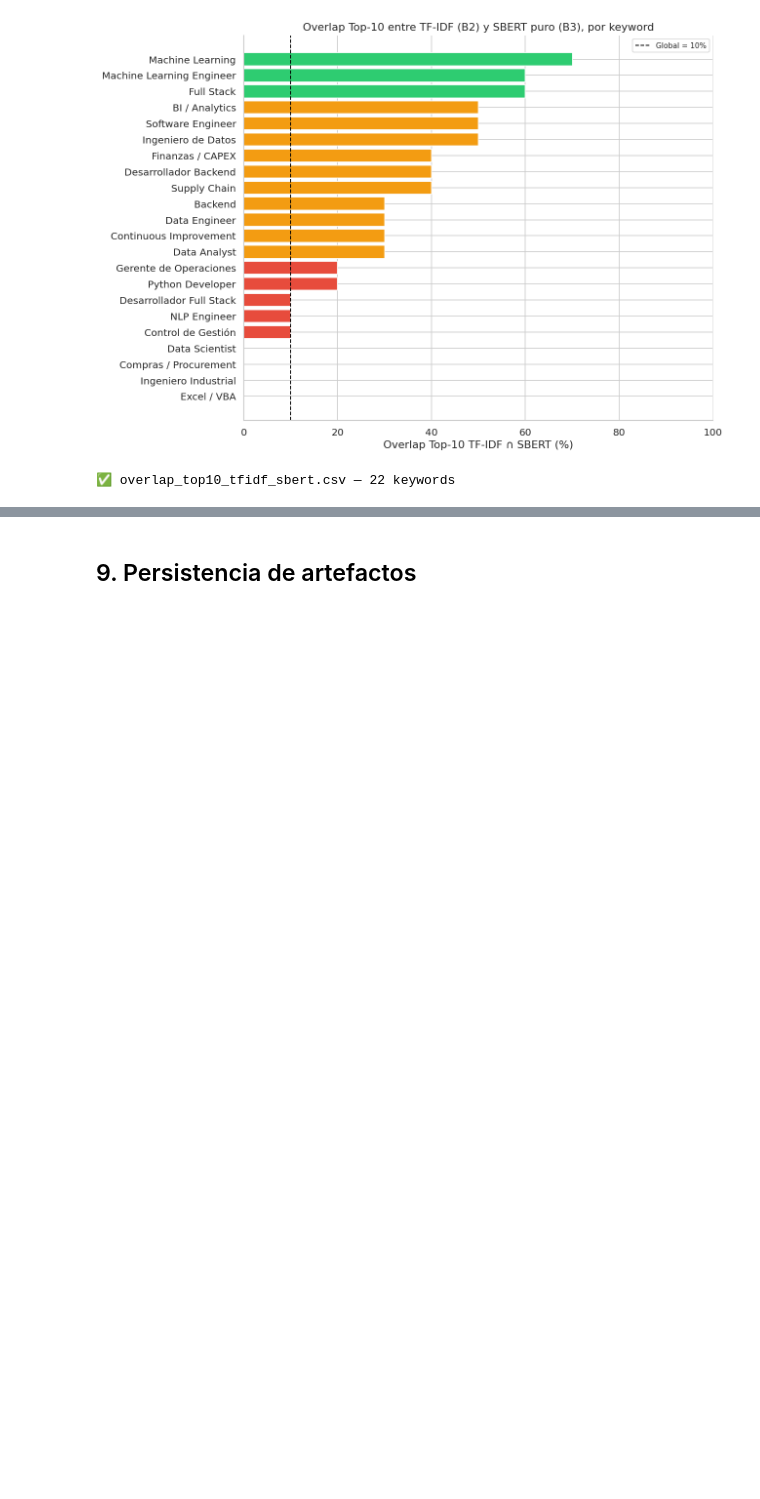
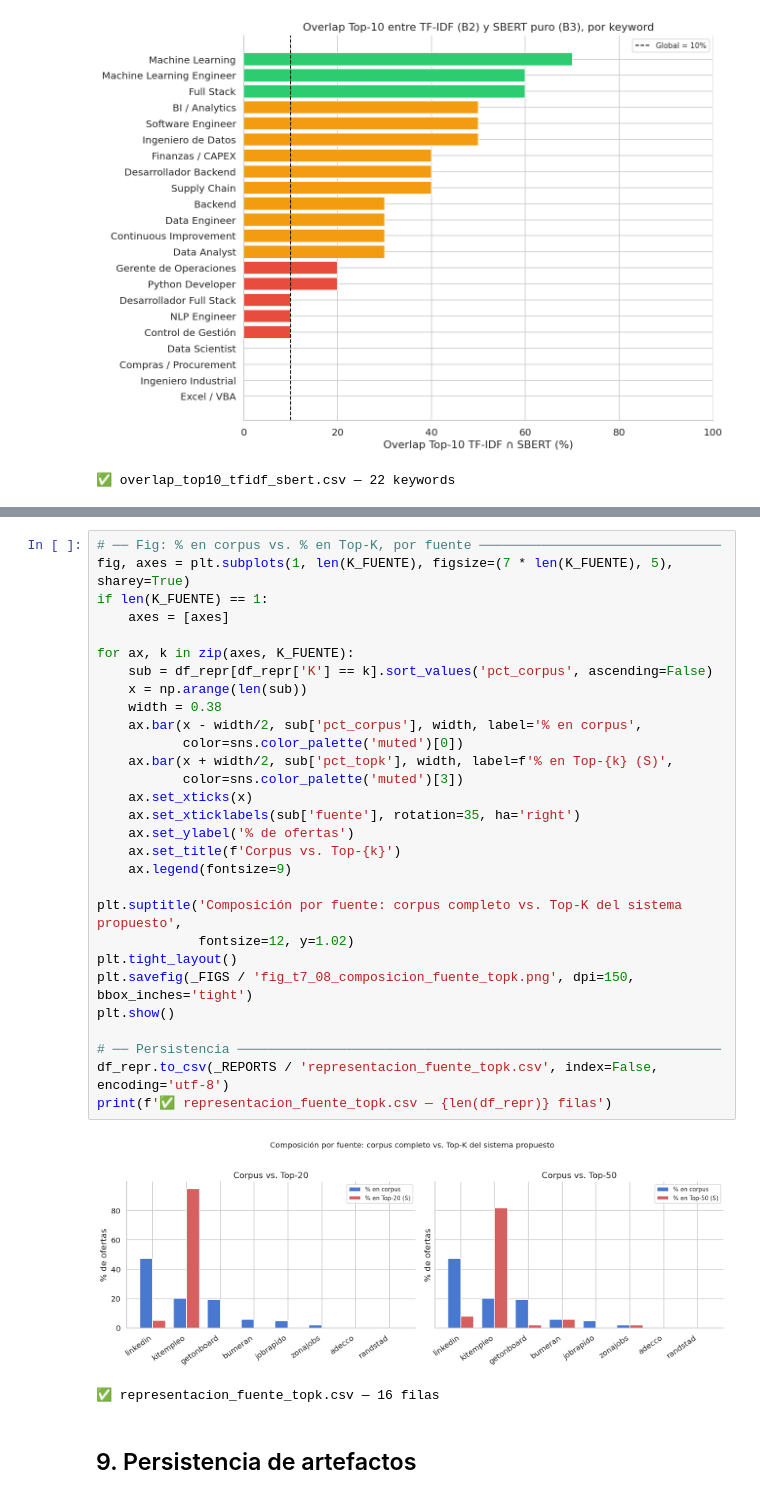
Before and after one commit to Carlos-Cicconi/Trabajo_Final_MCD, a Jupyter notebook: notebooks/T7_Benchmark.ipynb, the cells around one changed output, grey strips where cells are left out. Drawn from its saved outputs; the diff is of its cells as text; blank space fills up the shorter version.

```diff
--- a/notebooks/T7_Benchmark.ipynb
+++ b/notebooks/T7_Benchmark.ipynb
@@ -1036,3 +1106,35 @@ print(f'✅ overlap_top10_tfidf_sbert.csv — {len(df_overlap_kw)} keywords')
+# %%
+# ── Fig: % en corpus vs. % en Top-K, por fuente ───────────────────────────────
+fig, axes = plt.subplots(1, len(K_FUENTE), figsize=(7 * len(K_FUENTE), 5), sharey=True)
+if len(K_FUENTE) == 1:
+    axes = [axes]
+
+for ax, k in zip(axes, K_FUENTE):
+    sub = df_repr[df_repr['K'] == k].sort_values('pct_corpus', ascending=False)
+    x = np.arange(len(sub))
+    width = 0.38
+    ax.bar(x - width/2, sub['pct_corpus'], width, label='% en corpus',
+           color=sns.color_palette('muted')[0])
+    ax.bar(x + width/2, sub['pct_topk'], width, label=f'% en Top-{k} (S)',
+           color=sns.color_palette('muted')[3])
+    ax.set_xticks(x)
+    ax.set_xticklabels(sub['fuente'], rotation=35, ha='right')
+    ax.set_ylabel('% de ofertas')
+    ax.set_title(f'Corpus vs. Top-{k}')
+    ax.legend(fontsize=9)
+
+plt.suptitle('Composición por fuente: corpus completo vs. Top-K del sistema propuesto',
+             fontsize=12, y=1.02)
+plt.tight_layout()
+plt.savefig(_FIGS / 'fig_t7_08_composicion_fuente_topk.png', dpi=150, bbox_inches='tight')
+plt.show()
+
+# ── Persistencia ──────────────────────────────────────────────────────────────
+df_repr.to_csv(_REPORTS / 'representacion_fuente_topk.csv', index=False, encoding='utf-8')
+print(f'✅ representacion_fuente_topk.csv — {len(df_repr)} filas')
+# %% [output]
+[figure, added]
+✅ representacion_fuente_topk.csv — 16 filas
 # %% [markdown]
 ## 9. Persistencia de artefactos
 # %%
```
Also changed, not shown: parts of 10 cells of this notebook, 5 other files.
